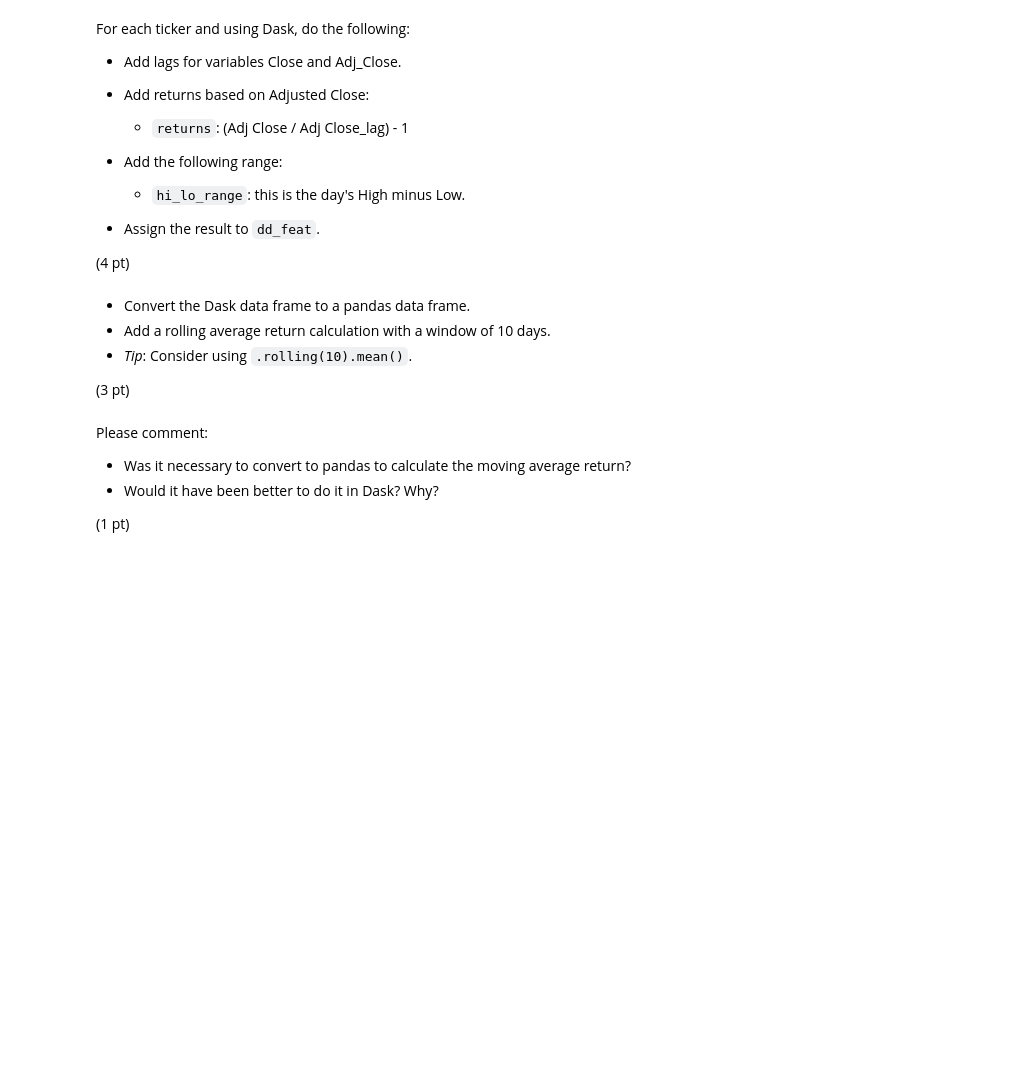
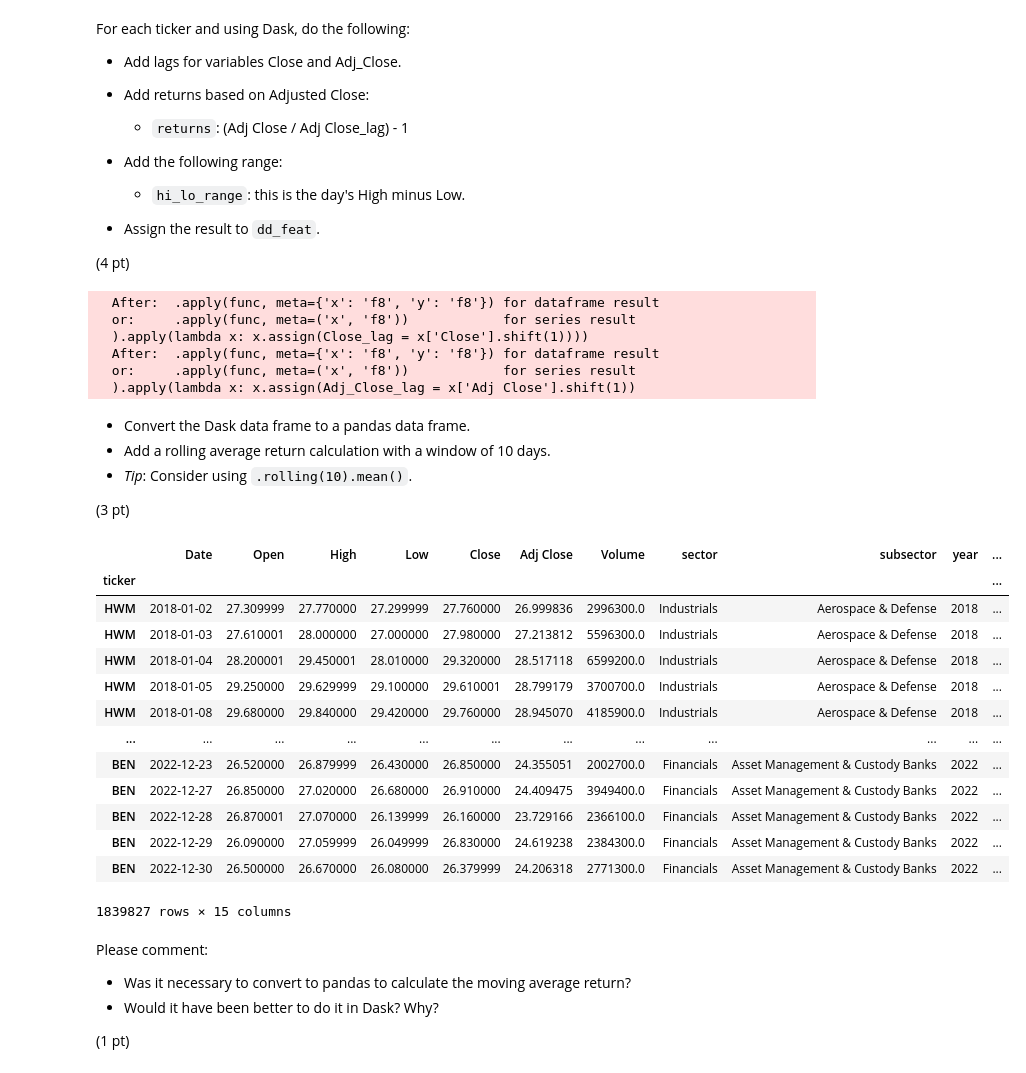
Before and after one commit to UofT-DSI/production, a Jupyter notebook: 02_activities/assignments/assignment_1.ipynb, the cells around one changed output. Saved outputs shown, nothing was run; the diff lists cells and outputs as text; code cells hidden in the pictures; blank space fills up the shorter version.

```diff
--- a/02_activities/assignments/assignment_1.ipynb
+++ b/02_activities/assignments/assignment_1.ipynb
@@ -41,6 +46,6 @@ directory_path = "../../05_src/data/prices"
 
 PRICE_DATA = os.getenv("PRICE_DATA")
 
-parquet_files = glob(os.path.join(directory_path, "**", "*.parquet"), recursive=True)
+parquet_files = glob(os.path.join(directory_path, "**", "*.0.parquet"), recursive=True)
 len(parquet_files)
 # %% [output]
@@ -75,15 +91,0 @@ Original Message: Path c:/Users/ibast/DSI_Production/02_activities/assignments/.
-# %%
-
-
-
-# Specify the directory containing the Parquet files
-parquet_directory = 'c:/Users/ibast/DSI_Production/05_src/data/prices/A/'
-
-# List all Parquet files in the directory
-parquet_files = [os.path.join(parquet_directory, f) for f in os.listdir(parquet_directory) if f.endswith('.parquet')]
-
-# Load data from Parquet files to Dask DataFrame
-dd_px = dd.read_parquet(parquet_files).set_index("ticker")
-
-# Display the first few rows of the Dask DataFrame
-dd_px.head()
@@ -119,3 +107,19 @@ For each ticker and using Dask, do the following:
+# %%
+import numpy as np
+dd_feat = (dd_px.groupby('ticker', group_keys=False
+    ).apply(lambda x: x.assign(Close_lag = x['Close'].shift(1))))
+
+dd_feat = (dd_feat.groupby('ticker', group_keys=False
+     ).apply(lambda x: x.assign(Adj_Close_lag = x['Adj Close'].shift(1))
+     ).assign(returns = lambda x: x['Adj Close']/x['Adj_Close_lag']-1
+     ).assign(hi_lo_range = lambda x: x['High']-x['Low']))
+# %% [output]
+  After:  .apply(func, meta={'x': 'f8', 'y': 'f8'}) for dataframe result
+  or:     .apply(func, meta=('x', 'f8'))            for series result
+  ).apply(lambda x: x.assign(Close_lag = x['Close'].shift(1))))
+  After:  .apply(func, meta={'x': 'f8', 'y': 'f8'}) for dataframe result
+  or:     .apply(func, meta=('x', 'f8'))            for series result
+  ).apply(lambda x: x.assign(Adj_Close_lag = x['Adj Close'].shift(1))
 # %% [markdown]
 + Convert the Dask data frame to a pandas data frame.
 + Add a rolling average return calculation with a window of 10 days.
@@ -127,3 +129,22 @@ For each ticker and using Dask, do the following:
+# %%
+# Write your code below.
+df = dd_feat.compute()
+df.groupby('ticker', group_keys=False).apply(lambda x: x.assign(roll_avg_ret = x['returns'].rolling(10).mean()))
+# %% [output]
+|  | Date | Open | High | Low | Close | Adj Close | Volume | sector | subsector | year | ... |
+| ticker |  |  |  |  |  |  |  |  |  |  | ... |
+| HWM | 2018-01-02 | 27.309999 | 27.770000 | 27.299999 | 27.760000 | 26.999836 | 2996300.0 | Industrials | Aerospace & Defense | 2018 | ... |
+| HWM | 2018-01-03 | 27.610001 | 28.000000 | 27.000000 | 27.980000 | 27.213812 | 5596300.0 | Industrials | Aerospace & Defense | 2018 | ... |
+| HWM | 2018-01-04 | 28.200001 | 29.450001 | 28.010000 | 29.320000 | 28.517118 | 6599200.0 | Industrials | Aerospace & Defense | 2018 | ... |
+| HWM | 2018-01-05 | 29.250000 | 29.629999 | 29.100000 | 29.610001 | 28.799179 | 3700700.0 | Industrials | Aerospace & Defense | 2018 | ... |
+| HWM | 2018-01-08 | 29.680000 | 29.840000 | 29.420000 | 29.760000 | 28.945070 | 4185900.0 | Industrials | Aerospace & Defense | 2018 | ... |
+| ... | ... | ... | ... | ... | ... | ... | ... | ... | ... | ... | ... |
+| BEN | 2022-12-23 | 26.520000 | 26.879999 | 26.430000 | 26.850000 | 24.355051 | 2002700.0 | Financials | Asset Management & Custody Banks | 2022 | ... |
+| BEN | 2022-12-27 | 26.850000 | 27.020000 | 26.680000 | 26.910000 | 24.409475 | 3949400.0 | Financials | Asset Management & Custody Banks | 2022 | ... |
+| BEN | 2022-12-28 | 26.870001 | 27.070000 | 26.139999 | 26.160000 | 23.729166 | 2366100.0 | Financials | Asset Management & Custody Banks | 2022 | ... |
+| BEN | 2022-12-29 | 26.090000 | 27.059999 | 26.049999 | 26.830000 | 24.619238 | 2384300.0 | Financials | Asset Management & Custody Banks | 2022 | ... |
+| BEN | 2022-12-30 | 26.500000 | 26.670000 | 26.080000 | 26.379999 | 24.206318 | 2771300.0 | Financials | Asset Management & Custody Banks | 2022 | ... |
+1839827 rows × 15 columns
 # %% [markdown]
 Please comment:
 
```
Also changed, not shown: parts of 10 cells of this notebook, 7 other files.
